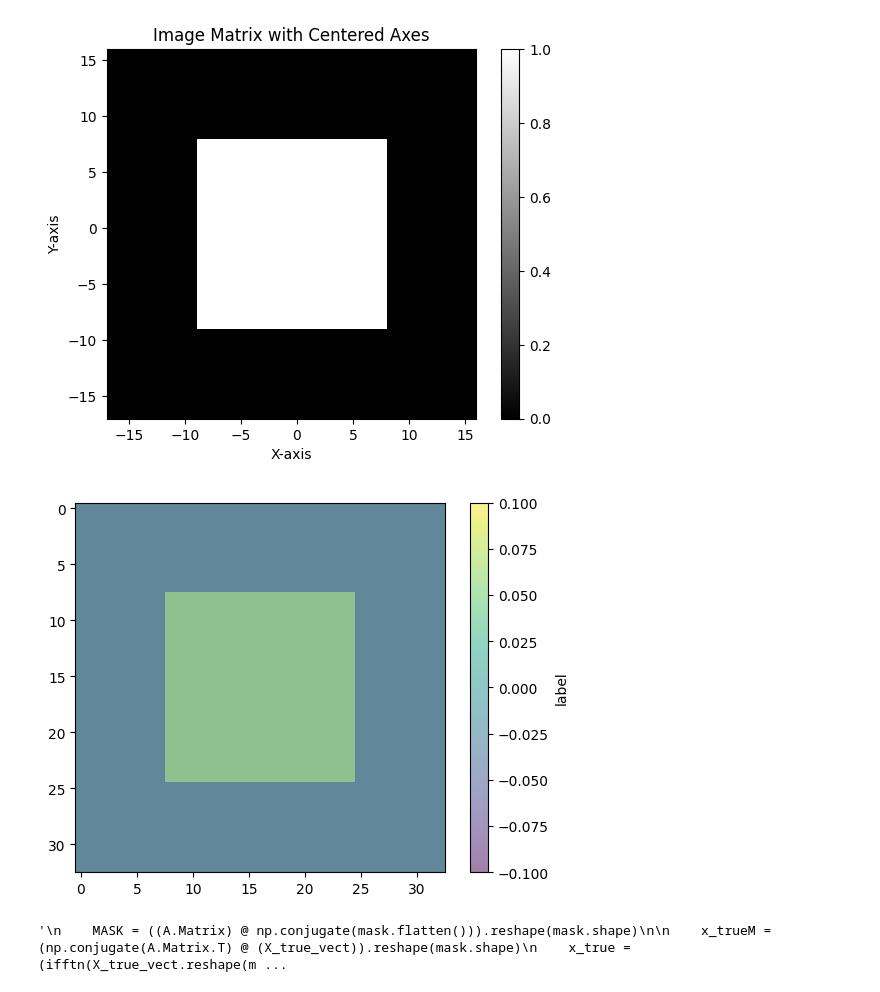
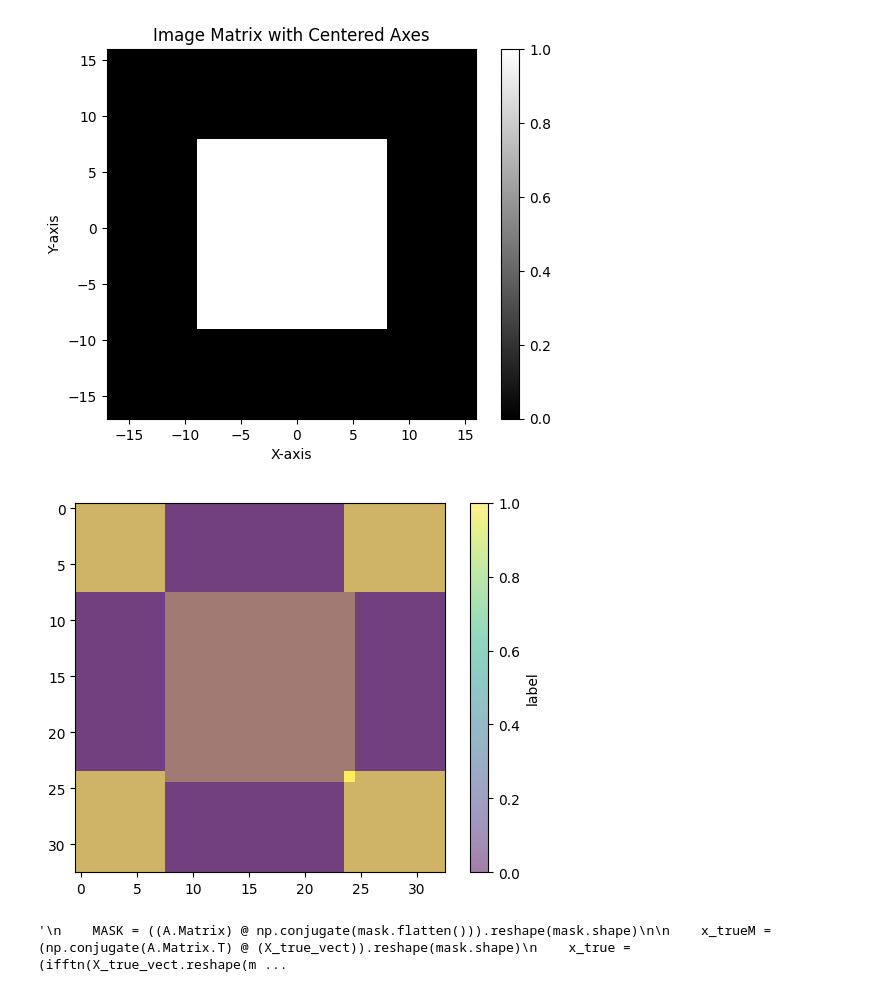
Before and after one commit to JeremieSefo/PhaseRetrievalMirror, a Jupyter notebook: retrieve_phase.ipynb, the cells around one changed output. Drawn from its saved outputs; the diff is of its cells as text; code cells hidden in the pictures.

Commit message:
HIO reconstructs real and radially symmetric images

```diff
--- a/retrieve_phase.ipynb
+++ b/retrieve_phase.ipynb
@@ -67,21 +72,21 @@ plt.show()
 # %%
 # Create a figure and axis
 fig, ax = plt.subplots()
 
 # Display the first image
 ax.imshow(mask.real, alpha=0.5)
 
 # Overlay the second image
-im = true_images[4].imag
+im = true_images[0].imag
 img = ax.imshow((im), alpha=.5) # np.fft.ifftshift
 plt.colorbar(img, ax=ax, label='label')
 # Remove axis
 #ax.axis('off')
 #plt.colorbar(im, ax = ax)
 # Show the result
 plt.show()
 # %% [output]
-[figure, old version]
+[figure, new version]
 # %%
 # x_true = true_images[0]
 # x_true_vect = x_true.reshape(Nx * Ny, )
```
Also changed, not shown: parts of 1 cell of this notebook, 2 other files.
